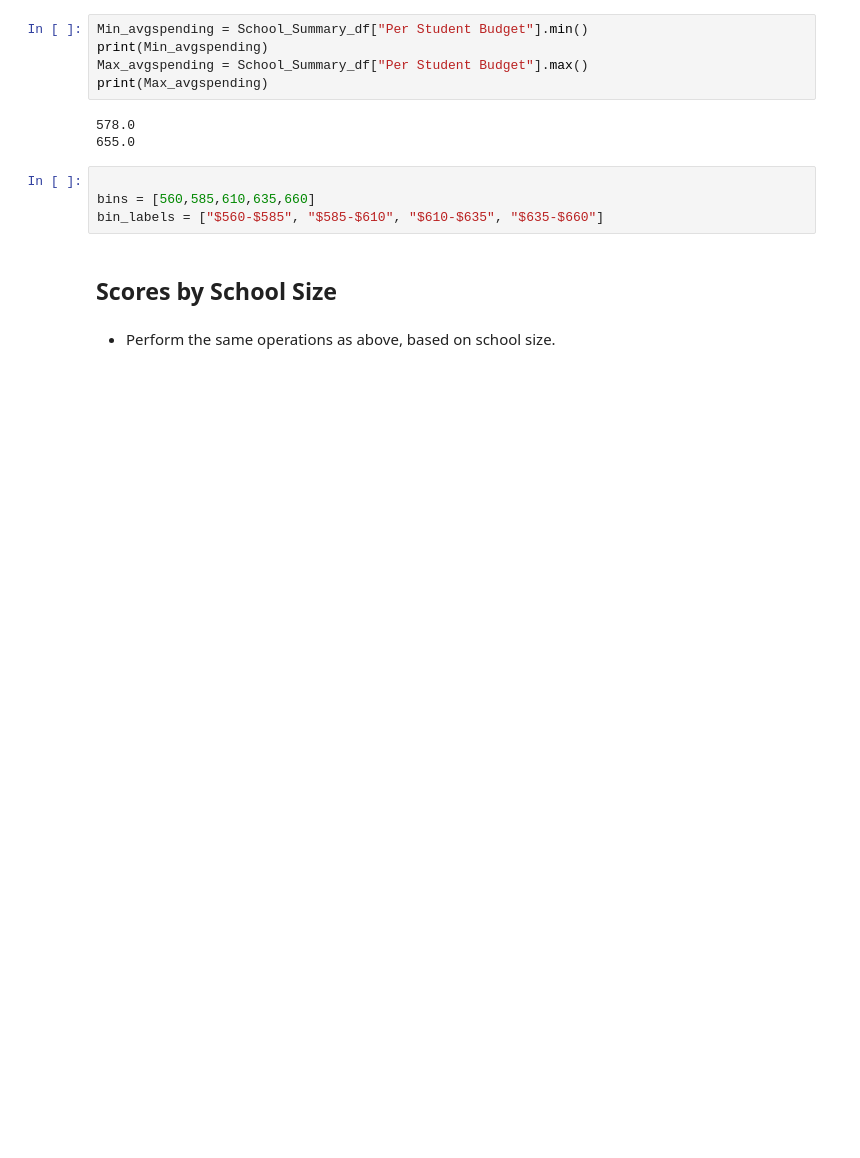
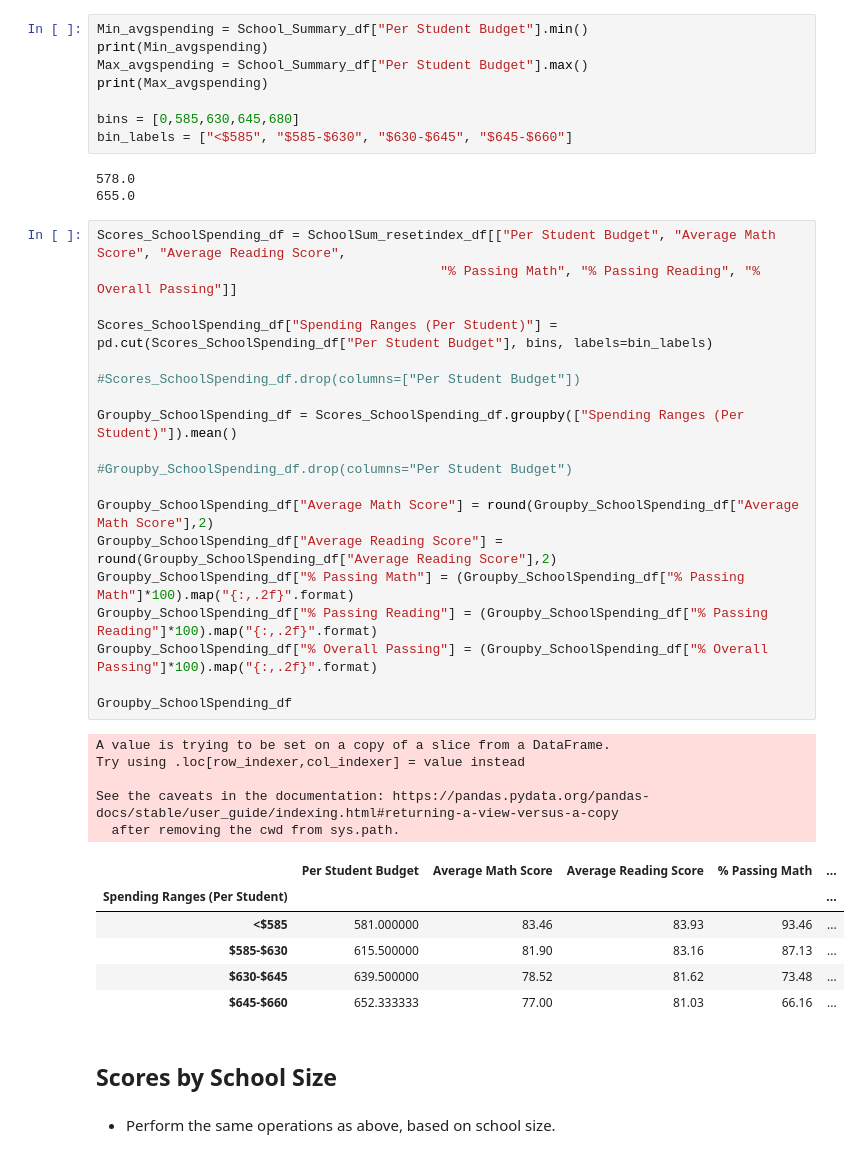
Before and after one commit to DerekLarson77/Pandas-School-Grades, a Jupyter notebook: PyCitySchools/PyCitySchools.ipynb, the cells around one changed output. Drawn from its saved outputs; the diff is of its cells as text; blank space fills up the shorter version.

```diff
--- a/PyCitySchools/PyCitySchools.ipynb
+++ b/PyCitySchools/PyCitySchools.ipynb
@@ -373,13 +383,43 @@ Min_avgspending = School_Summary_df["Per Student Budget"].min()
 print(Min_avgspending)
 Max_avgspending = School_Summary_df["Per Student Budget"].max()
 print(Max_avgspending)
+
+bins = [0,585,630,645,680]
+bin_labels = ["<$585", "$585-$630", "$630-$645", "$645-$660"]
 # %% [output]
 578.0
 655.0
-# %%
-
-bins = [560,585,610,635,660]
-bin_labels = ["$560-$585", "$585-$610", "$610-$635", "$635-$660"]
+# %%
+Scores_SchoolSpending_df = SchoolSum_resetindex_df[["Per Student Budget", "Average Math Score", "Average Reading Score",
+                                            "% Passing Math", "% Passing Reading", "% Overall Passing"]]
+
+Scores_SchoolSpending_df["Spending Ranges (Per Student)"] = pd.cut(Scores_SchoolSpending_df["Per Student Budget"], bins, labels=bin_labels)
+
+#Scores_SchoolSpending_df.drop(columns=["Per Student Budget"])
+
+Groupby_SchoolSpending_df = Scores_SchoolSpending_df.groupby(["Spending Ranges (Per Student)"]).mean()
+
+#Groupby_SchoolSpending_df.drop(columns="Per Student Budget")
+
+Groupby_SchoolSpending_df["Average Math Score"] = round(Groupby_SchoolSpending_df["Average Math Score"],2)
+Groupby_SchoolSpending_df["Average Reading Score"] = round(Groupby_SchoolSpending_df["Average Reading Score"],2)
+Groupby_SchoolSpending_df["% Passing Math"] = (Groupby_SchoolSpending_df["% Passing Math"]*100).map("{:,.2f}".format)
+Groupby_SchoolSpending_df["% Passing Reading"] = (Groupby_SchoolSpending_df["% Passing Reading"]*100).map("{:,.2f}".format)
+Groupby_SchoolSpending_df["% Overall Passing"] = (Groupby_SchoolSpending_df["% Overall Passing"]*100).map("{:,.2f}".format)
+
+Groupby_SchoolSpending_df
+# %% [output]
+A value is trying to be set on a copy of a slice from a DataFrame.
+Try using .loc[row_indexer,col_indexer] = value instead
+
+See the caveats in the documentation: https://pandas.pydata.org/pandas-docs/stable/user_guide/indexing.html#returning-a-view-versus-a-copy
+  after removing the cwd from sys.path.
+|  | Per Student Budget | Average Math Score | Average Reading Score | % Passing Math | ... |
+| Spending Ranges (Per Student) |  |  |  |  | ... |
+| <$585 | 581.000000 | 83.46 | 83.93 | 93.46 | ... |
+| $585-$630 | 615.500000 | 81.90 | 83.16 | 87.13 | ... |
+| $630-$645 | 639.500000 | 78.52 | 81.62 | 73.48 | ... |
+| $645-$660 | 652.333333 | 77.00 | 81.03 | 66.16 | ... |
 # %% [markdown]
 ## Scores by School Size
 # %% [markdown]
```
Also changed, not shown: parts of 3 cells of this notebook.
